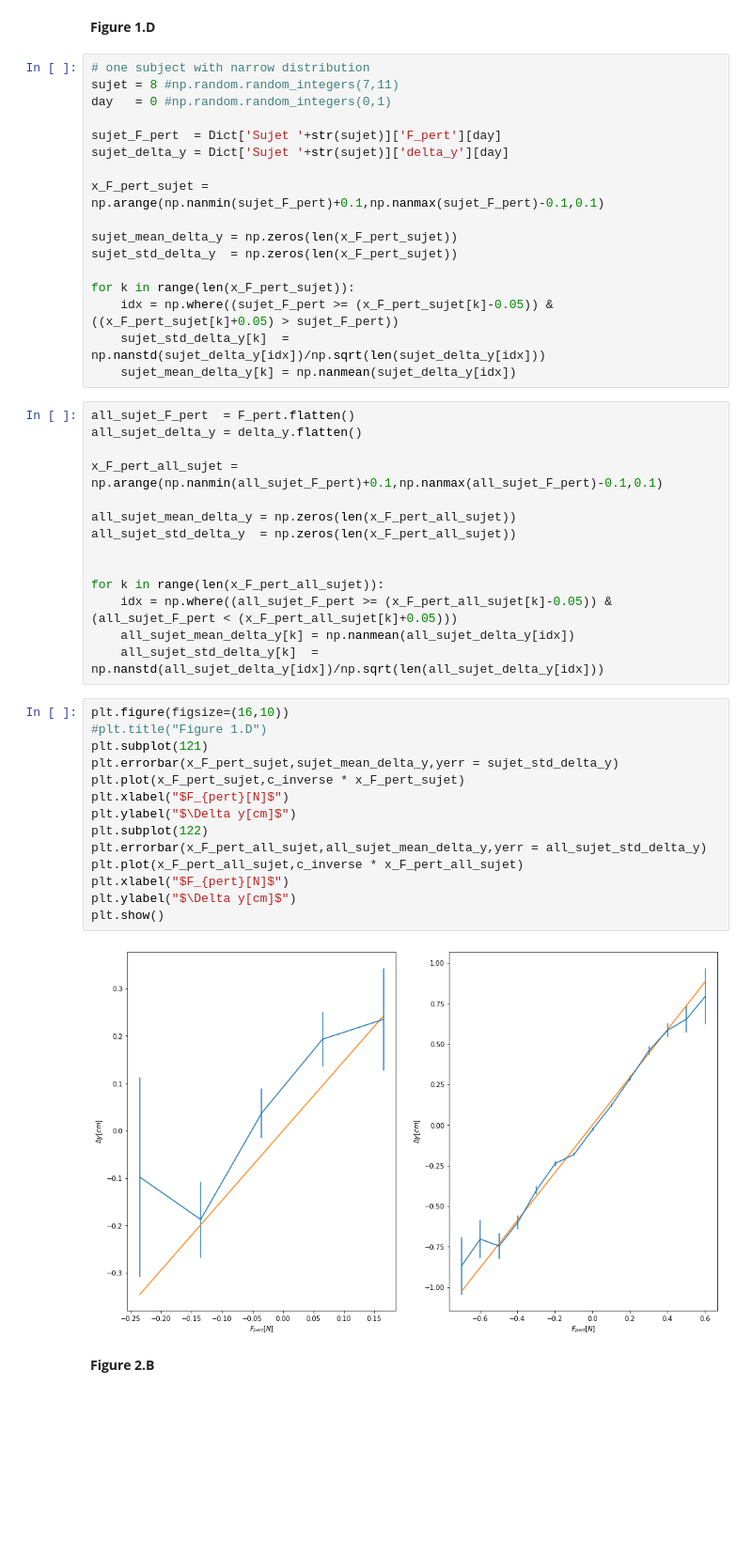
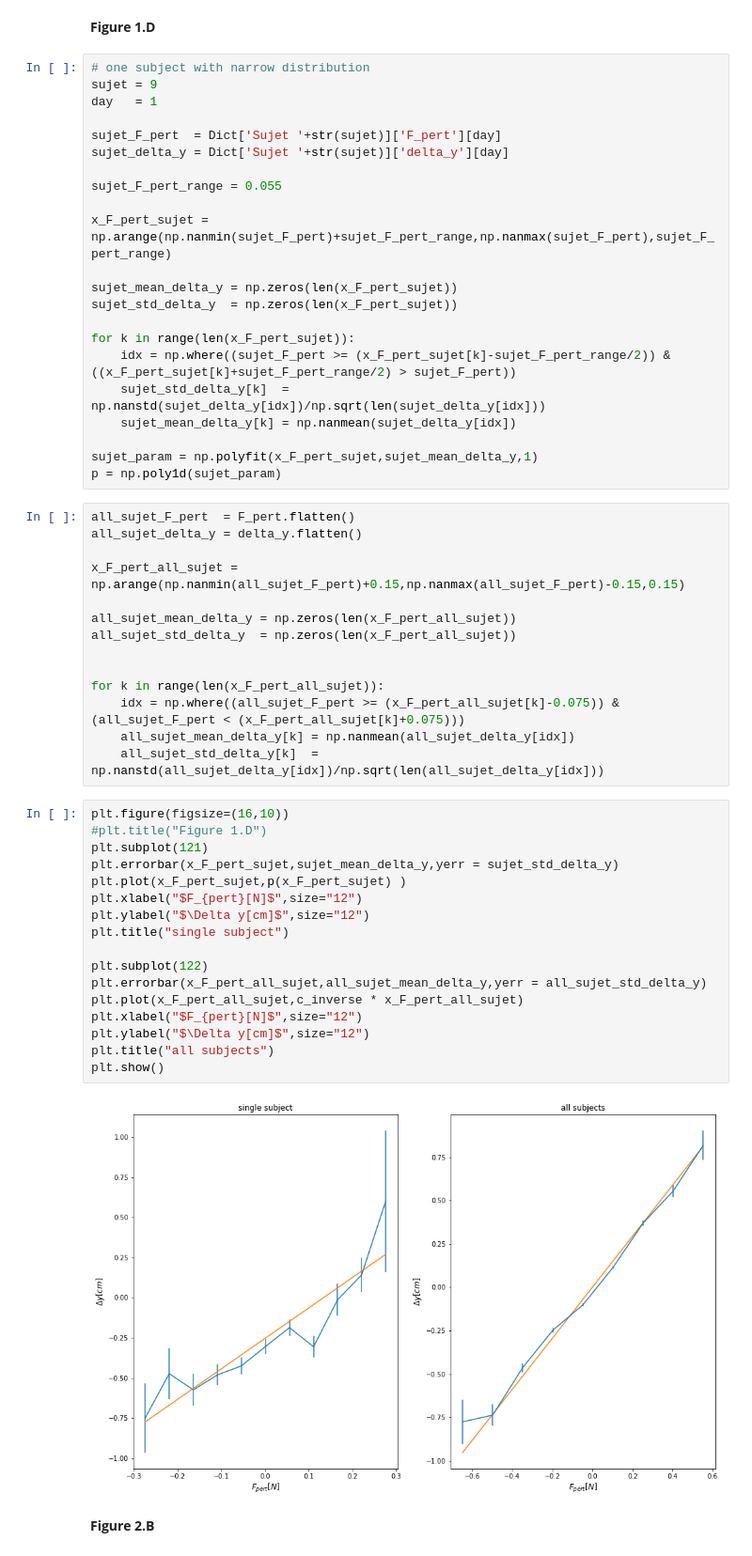
Before and after one commit to gdeside/LGBIO2060_Projects, a Jupyter notebook: Project_1/LGBIO2060_Projet_1_Group_.ipynb, the cells around one changed output. Shown at 94% size. Drawn from its saved outputs; the diff is of its cells as text; blank space fills up the shorter version.

```diff
--- a/Project_1/LGBIO2060_Projet_1_Group_.ipynb
+++ b/Project_1/LGBIO2060_Projet_1_Group_.ipynb
@@ -99,51 +103,59 @@ for subject in range(n_subjects):
 **Figure 1.D**
 # %%
 # one subject with narrow distribution
-sujet = 8 #np.random.random_integers(7,11)
-day   = 0 #np.random.random_integers(0,1)
+sujet = 9
+day   = 1
 
 sujet_F_pert  = Dict['Sujet '+str(sujet)]['F_pert'][day]
 sujet_delta_y = Dict['Sujet '+str(sujet)]['delta_y'][day]
 
-x_F_pert_sujet = np.arange(np.nanmin(sujet_F_pert)+0.1,np.nanmax(sujet_F_pert)-0.1,0.1)
+sujet_F_pert_range = 0.055
+
+x_F_pert_sujet = np.arange(np.nanmin(sujet_F_pert)+sujet_F_pert_range,np.nanmax(sujet_F_pert),sujet_F_pert_range)
 
 sujet_mean_delta_y = np.zeros(len(x_F_pert_sujet))
 sujet_std_delta_y  = np.zeros(len(x_F_pert_sujet))
 
 for k in range(len(x_F_pert_sujet)):
-    idx = np.where((sujet_F_pert >= (x_F_pert_sujet[k]-0.05)) & ((x_F_pert_sujet[k]+0.05) > sujet_F_pert))
+    idx = np.where((sujet_F_pert >= (x_F_pert_sujet[k]-sujet_F_pert_range/2)) & ((x_F_pert_sujet[k]+sujet_F_pert_range/2) > sujet_F_pert))
     sujet_std_delta_y[k]  = np.nanstd(sujet_delta_y[idx])/np.sqrt(len(sujet_delta_y[idx]))
     sujet_mean_delta_y[k] = np.nanmean(sujet_delta_y[idx])
+
+sujet_param = np.polyfit(x_F_pert_sujet,sujet_mean_delta_y,1)
+p = np.poly1d(sujet_param)
 # %%
 all_sujet_F_pert  = F_pert.flatten()
 all_sujet_delta_y = delta_y.flatten()
 
-x_F_pert_all_sujet = np.arange(np.nanmin(all_sujet_F_pert)+0.1,np.nanmax(all_sujet_F_pert)-0.1,0.1)
+x_F_pert_all_sujet = np.arange(np.nanmin(all_sujet_F_pert)+0.15,np.nanmax(all_sujet_F_pert)-0.15,0.15)
 
 all_sujet_mean_delta_y = np.zeros(len(x_F_pert_all_sujet))
 all_sujet_std_delta_y  = np.zeros(len(x_F_pert_all_sujet))
 
 
 for k in range(len(x_F_pert_all_sujet)):
-    idx = np.where((all_sujet_F_pert >= (x_F_pert_all_sujet[k]-0.05)) & (all_sujet_F_pert < (x_F_pert_all_sujet[k]+0.05)))
+    idx = np.where((all_sujet_F_pert >= (x_F_pert_all_sujet[k]-0.075)) & (all_sujet_F_pert < (x_F_pert_all_sujet[k]+0.075)))
     all_sujet_mean_delta_y[k] = np.nanmean(all_sujet_delta_y[idx])
     all_sujet_std_delta_y[k]  = np.nanstd(all_sujet_delta_y[idx])/np.sqrt(len(all_sujet_delta_y[idx]))
 # %%
 plt.figure(figsize=(16,10))
 #plt.title("Figure 1.D")
 plt.subplot(121)
 plt.errorbar(x_F_pert_sujet,sujet_mean_delta_y,yerr = sujet_std_delta_y)
-plt.plot(x_F_pert_sujet,c_inverse * x_F_pert_sujet)
-plt.xlabel("$F_{pert}[N]$")
-plt.ylabel("$\Delta y[cm]$")
+plt.plot(x_F_pert_sujet,p(x_F_pert_sujet) )
+plt.xlabel("$F_{pert}[N]$",size="12")
+plt.ylabel("$\Delta y[cm]$",size="12")
+plt.title("single subject")
+
 plt.subplot(122)
 plt.errorbar(x_F_pert_all_sujet,all_sujet_mean_delta_y,yerr = all_sujet_std_delta_y)
 plt.plot(x_F_pert_all_sujet,c_inverse * x_F_pert_all_sujet)
-plt.xlabel("$F_{pert}[N]$")
-plt.ylabel("$\Delta y[cm]$")
+plt.xlabel("$F_{pert}[N]$",size="12")
+plt.ylabel("$\Delta y[cm]$",size="12")
+plt.title("all subjects")
 plt.show()
 # %% [output]
-[figure, old version]
+[figure, new version]
 # %% [markdown]
 **Figure 2.B**
 # %%
```
Also changed, not shown: parts of 16 cells of this notebook, 1 other file.
